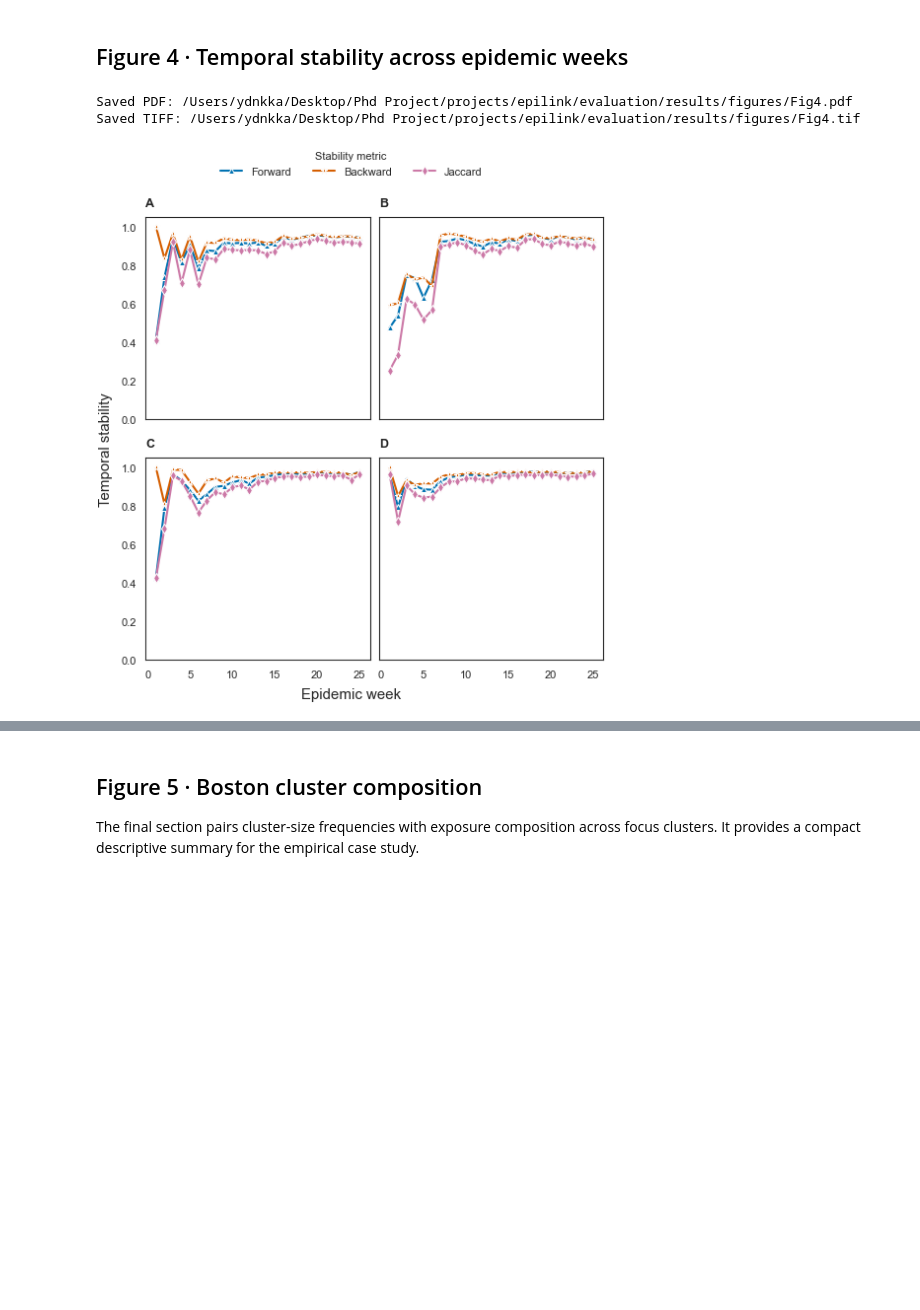
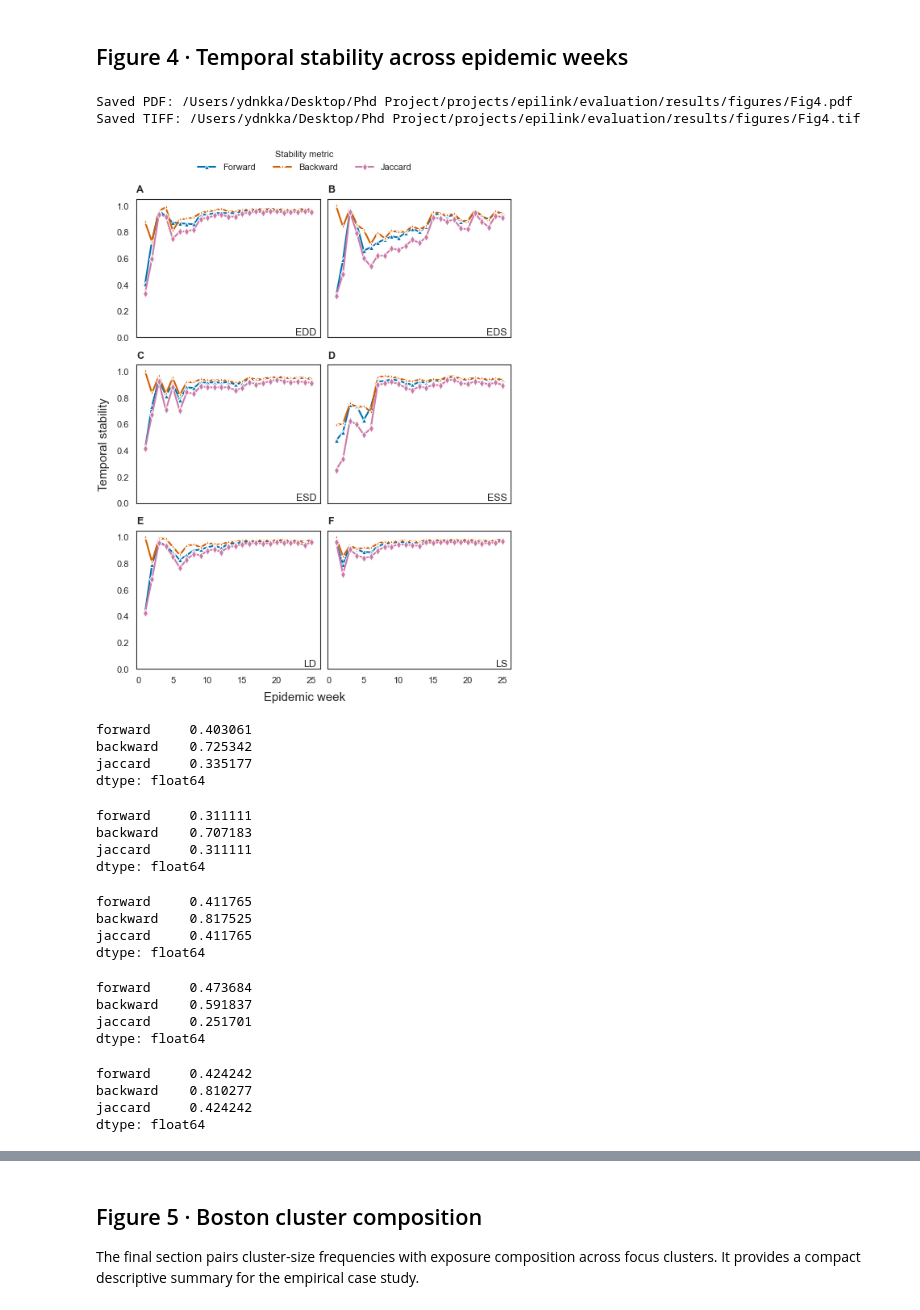
Before and after one commit to ydnkka/epilink, a Jupyter notebook: evaluation/src/evaluation/figures.ipynb, the cells around one changed output, grey strips where cells are left out. Saved outputs shown, nothing was run; the diff lists cells and outputs as text; code cells hidden in the pictures; blank space fills up the shorter version.

```diff
--- a/evaluation/src/evaluation/figures.ipynb
+++ b/evaluation/src/evaluation/figures.ipynb
@@ -184,7 +184,7 @@ SCENARIO_ORDER = [
 ]
 CONDITION_LABELS = {
     "matched": "Matched",
-    "generation_varied_inference_fixed": "Misspecified",
+    "generation_varied_inference_fixed": "Mismatched",
 }
 CONDITION_ORDER = list(CONDITION_LABELS.values())
 METRIC_PANELS = [
@@ -195,9 +195,9 @@ METRIC_PANELS = [
 ]
 LOSS_PANELS = [
     ("ap_loss", "Matched"),
-    ("ap_loss", "Misspecified"),
+    ("ap_loss", "Mismatched"),
     ("f1_loss", "Matched"),
-    ("f1_loss", "Misspecified"),
+    ("f1_loss", "Mismatched"),
 ]
 
 results["condition"] = (
@@ -265,7 +265,7 @@ def make_heatmap(
         [SCENARIO_LABELS.get(t.get_text(), t.get_text()) for t in ax.get_yticklabels()],
         rotation=0,
     )
-    for y in [4, 8, 10]:
+    for y in [4, 8]:
         ax.axhline(y, color="black", linewidth=1)
     ax.set_xlabel("")
     ax.set_ylabel("")
@@ -362,6 +399,8 @@ Saved TIFF: /Users/ydnkka/Desktop/Phd Project/projects/epilink/evaluation/result
 ## Figure 4 · Temporal stability across epidemic weeks
 # %%
 stability_frames = {
+    "EDD": read_result_table("stability", "temporal_stability_EDD.parquet"),
+    "EDS": read_result_table("stability", "temporal_stability_EDS.parquet"),
     "ESD": read_result_table("stability", "temporal_stability_ESD.parquet"),
     "ESS": read_result_table("stability", "temporal_stability_ESS.parquet"),
     "LD": read_result_table("stability", "temporal_stability_LD.parquet"),
@@ -387,6 +426,7 @@ STABILITY_LABELS = {
 def plot_stability_panel(
     df: pd.DataFrame,
     ax: plt.Axes,
+    model: str,
 ) -> None:
     for metric in ("forward", "backward", "jaccard"):
         sns.lineplot(
@@ -401,43 +441,82 @@ def plot_stability_panel(
     ax.set_xlabel("")
     ax.set_ylabel("")
     ax.set_ylim(0, 1.05)
+
+    ax.text(
+        0.98, 0, model, transform=ax.transAxes,
+        ha="right",va="bottom")
 # %%
 fig4, axes4 = plt.subplots(
-    2,
+    3,
     2,
     figsize=(
         cm_to_inch(PLOS_WIDTHS_CM["text_column"]),
-        cm_to_inch(PLOS_WIDTHS_CM["text_column"]),
+        cm_to_inch(PLOS_WIDTHS_CM["text_column"]) * 1.25,
     ),
     sharex=True,
     sharey=True,
     constrained_layout=True,
     gridspec_kw={"hspace": 0.05},
 )
 axes4 = axes4.flatten()
 
-for ax,  frame in zip(axes4, stability_frames.values()):
-    plot_stability_panel(frame, ax)
+for ax,  (m, frame) in zip(axes4, stability_frames.items()):
+    plot_stability_panel(frame, ax, m)
 
 handles, labels = axes4[0].get_legend_handles_labels()
 for ax in axes4:
     if ax.legend_ is not None:
         ax.legend_.remove()
 
 fig4.legend(
     handles,
     labels,
     title="Stability metric",
     loc="upper center",
-    bbox_to_anchor=(0.5, 1.1),
+    bbox_to_anchor=(0.5, 1.075),
     ncol=3,
 )
 fig4.supylabel("Temporal stability")
 fig4.supxlabel("Epidemic week")
 add_panel_labels(list(axes4))
 export_figure(fig4, "Fig4")
 plt.show()
 # %% [output]
 Saved PDF: /Users/ydnkka/Desktop/Phd Project/projects/epilink/evaluation/results/figures/Fig4.pdf
 Saved TIFF: /Users/ydnkka/Desktop/Phd Project/projects/epilink/evaluation/results/figures/Fig4.tif
-[figure, old version]
+[figure, new version]
+# %%
+stability_frames["EDD"][["forward", "backward", "jaccard"]].min()
+# %% [output]
+forward     0.403061
+backward    0.725342
+jaccard     0.335177
+dtype: float64
+# %%
+stability_frames["EDS"][["forward", "backward", "jaccard"]].min()
+# %% [output]
+forward     0.311111
+backward    0.707183
+jaccard     0.311111
+dtype: float64
+# %%
+stability_frames["ESD"][["forward", "backward", "jaccard"]].min()
+# %% [output]
+forward     0.411765
+backward    0.817525
+jaccard     0.411765
+dtype: float64
+# %%
+stability_frames["ESS"][["forward", "backward", "jaccard"]].min()
+# %% [output]
+forward     0.473684
+backward    0.591837
+jaccard     0.251701
+dtype: float64
+# %%
+stability_frames["LD"][["forward", "backward", "jaccard"]].min()
+# %% [output]
+forward     0.424242
+backward    0.810277
+jaccard     0.424242
+dtype: float64
```
Also changed, not shown: parts of 5 cells of this notebook, 10 other files.
